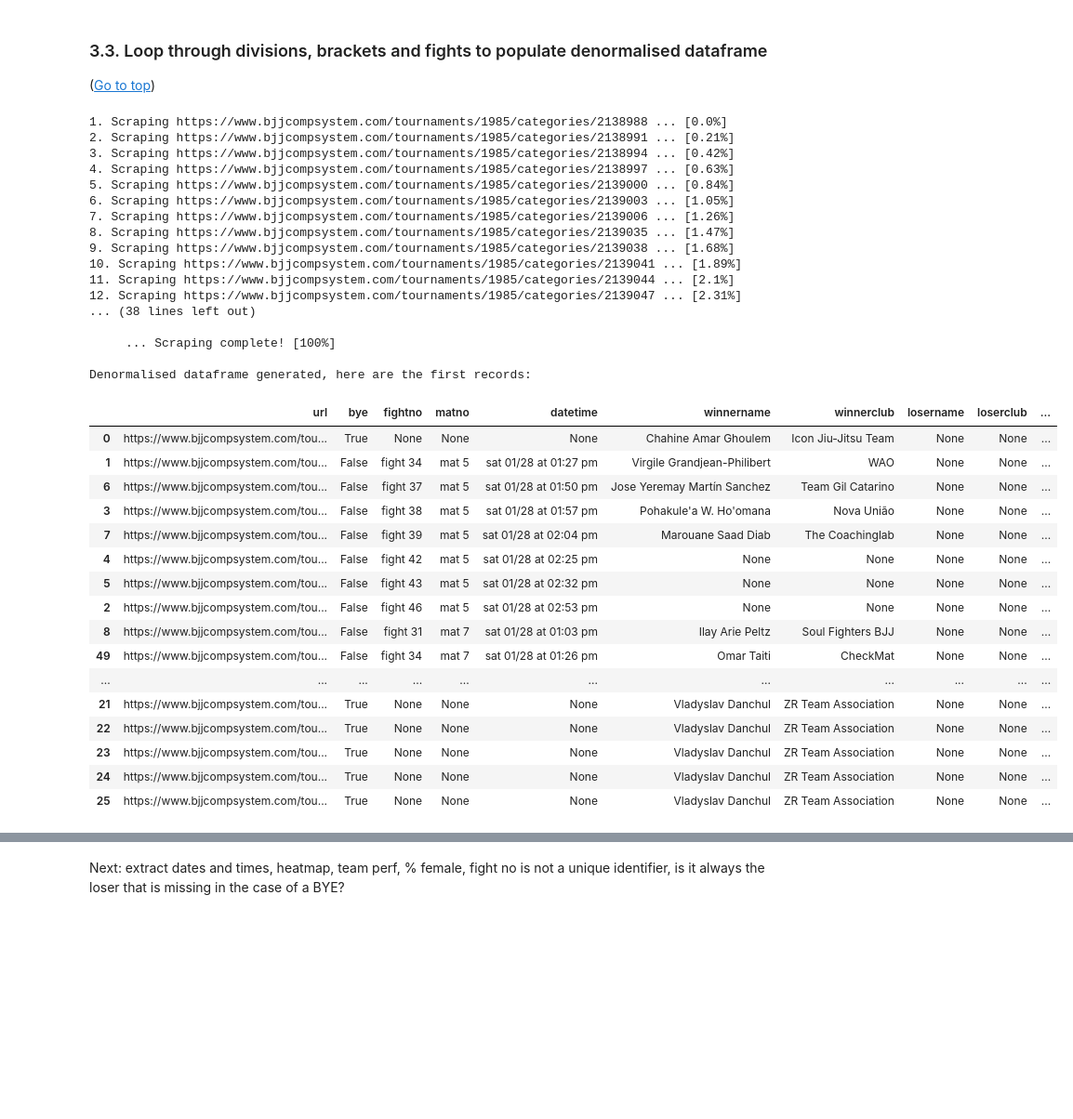
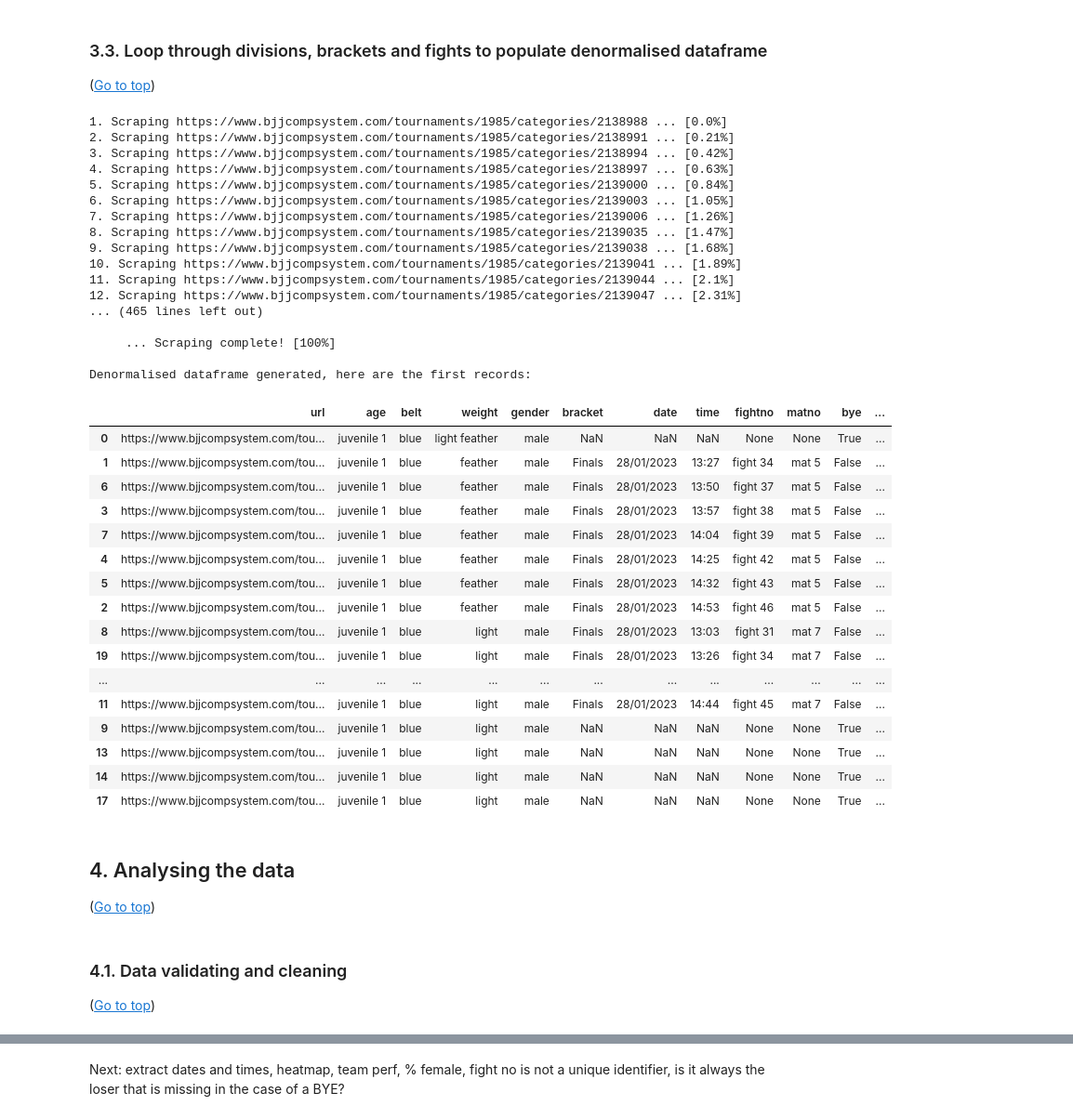
Before and after one commit to peanutbatard/scraping, a Jupyter notebook: IBJJF European Championship - scraping + basic analysis.ipynb, the cells around one changed output, grey strips where cells are left out. Shown at 93% size. Cells and saved outputs as stored; diff of their text form; code cells hidden in the pictures; blank space fills up the shorter version.

Commit message:
Fighter level dataframe

```diff
--- a/IBJJF European Championship - scraping + basic analysis.ipynb
+++ b/IBJJF European Championship - scraping + basic analysis.ipynb
@@ -549,7 +561,7 @@ df_denorm = pd.DataFrame(columns = col_list)
 df_temp = pd.DataFrame(columns = col_list)
 
 # 1. Looping through each "results" page that is linked from the "divisions" page
-for i, url in enumerate(df_div['url'][:50]): # enumerate(['https://www.bjjcompsystem.com/tournaments/1985/categories/2139091', 'https://www.bjjcompsystem.com/tournaments/1985/categories/2139176']): #
+for i, url in enumerate(df_div['url']):
 
     print('{}. Scraping {} ... [{}%]'.format(i + 1, url, round(100 * i / len(df_div), 2)))
 
@@ -627,53 +639,75 @@ for i, url in enumerate(df_div['url'][:50]): # enumerate(['https://www.bjjcompsy
             df_temp[col_club] = np.nan
 
     # 4. Append our temp dataframe to our denorm one and delete the temp one
     df_denorm = pd.concat([df_denorm, df_temp], ignore_index = True)
     del df_temp
 
 print('\n     ... Scraping complete! [100%]')
 
-# Enrich our dataframe with the division info
+# 5. Enrich our dataframe
 df_denorm = df_denorm.merge(df_div, how = 'inner', on = 'url')
+df_denorm = df_denorm.merge(df_bracketmap, how = 'left', on = ['url', 'fightno', 'matno', 'datetime'])
+df_denorm['date'] = pd.to_datetime(df_denorm['datetime'].str[4:9] + '/2023').dt.strftime('%d/%m/%Y')
+df_denorm['time'] = pd.to_datetime(df_denorm['datetime'].str[13:21], format = '%I:%M %p').dt.strftime('%H:%M')
+del df_denorm['datetime']
 
-# Enrich our dataframe with the brackets info
-df_denorm = df_denorm.merge(df_bracketmap, how = 'left', on = ['url', 'fightno', 'matno', 'datetime'])
-df_denorm.sort_values(['url', 'fightno', 'datetime'], ascending = True, inplace = True)
+# 6. Sort rows and reorder columns
+df_denorm.sort_values(['url', 'bracket', 'date', 'time'], ascending = True, inplace = True)
+col_list = ['url', 'age', 'belt', 'weight', 'gender', 'bracket'
+            , 'date', 'time', 'fightno', 'matno'
+            , 'bye', 'winnername', 'winnerclub','losername', 'loserclub'
+            , 'podium_1_rank', 'podium_1_name','podium_1_club'
+            , 'podium_2_rank', 'podium_2_name', 'podium_2_club'
+            ,'podium_3_rank', 'podium_3_name', 'podium_3_club'
+            , 'podium_4_rank','podium_4_name', 'podium_4_club'
+            , 'podium_5_rank', 'podium_5_name','podium_5_club'
+            , 'podium_6_rank', 'podium_6_name', 'podium_6_club']
+df_denorm = df_denorm[col_list]
+
+# 7. Little backup
+df_denorm_backup = df_denorm.copy()
 
 print('\nDenormalised dataframe generated, here are the first records:')
 with pd.option_context('display.max_colwidth', None, 'display.max_columns', None, 'display.max_rows', None):
-    display(df_denorm.head(30))
+    display(df_denorm.head(20))
 # %% [output]
 1. Scraping https://www.bjjcompsystem.com/tournaments/1985/categories/2138988 ... [0.0%]
 2. Scraping https://www.bjjcompsystem.com/tournaments/1985/categories/2138991 ... [0.21%]
 3. Scraping https://www.bjjcompsystem.com/tournaments/1985/categories/2138994 ... [0.42%]
 4. Scraping https://www.bjjcompsystem.com/tournaments/1985/categories/2138997 ... [0.63%]
 5. Scraping https://www.bjjcompsystem.com/tournaments/1985/categories/2139000 ... [0.84%]
 6. Scraping https://www.bjjcompsystem.com/tournaments/1985/categories/2139003 ... [1.05%]
 7. Scraping https://www.bjjcompsystem.com/tournaments/1985/categories/2139006 ... [1.26%]
 8. Scraping https://www.bjjcompsystem.com/tournaments/1985/categories/2139035 ... [1.47%]
 9. Scraping https://www.bjjcompsystem.com/tournaments/1985/categories/2139038 ... [1.68%]
 10. Scraping https://www.bjjcompsystem.com/tournaments/1985/categories/2139041 ... [1.89%]
 11. Scraping https://www.bjjcompsystem.com/tournaments/1985/categories/2139044 ... [2.1%]
 12. Scraping https://www.bjjcompsystem.com/tournaments/1985/categories/2139047 ... [2.31%]
-... (38 lines left out)
+... (465 lines left out)
 
      ... Scraping complete! [100%]
 
 Denormalised dataframe generated, here are the first records:
-|  | url | bye | fightno | matno | datetime | winnername | winnerclub | losername | loserclub | ... |
-| 0 | https://www.bjjcompsystem.com/tou... | True | None | None | None | Chahine Amar Ghoulem | Icon Jiu-Jitsu Team | None | None | ... |
-| 1 | https://www.bjjcompsystem.com/tou... | False | fight 34 | mat 5 | sat 01/28 at 01:27 pm | Virgile Grandjean-Philibert | WAO | None | None | ... |
-| 6 | https://www.bjjcompsystem.com/tou... | False | fight 37 | mat 5 | sat 01/28 at 01:50 pm | Jose Yeremay Martín Sanchez | Team Gil Catarino | None | None | ... |
-| 3 | https://www.bjjcompsystem.com/tou... | False | fight 38 | mat 5 | sat 01/28 at 01:57 pm | Pohakule'a W. Ho'omana | Nova União | None | None | ... |
-| 7 | https://www.bjjcompsystem.com/tou... | False | fight 39 | mat 5 | sat 01/28 at 02:04 pm | Marouane Saad Diab | The Coachinglab | None | None | ... |
-| 4 | https://www.bjjcompsystem.com/tou... | False | fight 42 | mat 5 | sat 01/28 at 02:25 pm | None | None | None | None | ... |
-| 5 | https://www.bjjcompsystem.com/tou... | False | fight 43 | mat 5 | sat 01/28 at 02:32 pm | None | None | None | None | ... |
-| 2 | https://www.bjjcompsystem.com/tou... | False | fight 46 | mat 5 | sat 01/28 at 02:53 pm | None | None | None | None | ... |
-| 8 | https://www.bjjcompsystem.com/tou... | False | fight 31 | mat 7 | sat 01/28 at 01:03 pm | Ilay Arie Peltz | Soul Fighters BJJ | None | None | ... |
-| 49 | https://www.bjjcompsystem.com/tou... | False | fight 34 | mat 7 | sat 01/28 at 01:26 pm | Omar Taiti | CheckMat | None | None | ... |
-| ... | ... | ... | ... | ... | ... | ... | ... | ... | ... | ... |
-| 21 | https://www.bjjcompsystem.com/tou... | True | None | None | None | Vladyslav Danchul | ZR Team Association | None | None | ... |
-| 22 | https://www.bjjcompsystem.com/tou... | True | None | None | None | Vladyslav Danchul | ZR Team Association | None | None | ... |
-| 23 | https://www.bjjcompsystem.com/tou... | True | None | None | None | Vladyslav Danchul | ZR Team Association | None | None | ... |
-| 24 | https://www.bjjcompsystem.com/tou... | True | None | None | None | Vladyslav Danchul | ZR Team Association | None | None | ... |
-| 25 | https://www.bjjcompsystem.com/tou... | True | None | None | None | Vladyslav Danchul | ZR Team Association | None | None | ... |
+|  | url | age | belt | weight | gender | bracket | date | time | fightno | matno | bye | ... |
+| 0 | https://www.bjjcompsystem.com/tou... | juvenile 1 | blue | light feather | male | NaN | NaN | NaN | None | None | True | ... |
+| 1 | https://www.bjjcompsystem.com/tou... | juvenile 1 | blue | feather | male | Finals | 28/01/2023 | 13:27 | fight 34 | mat 5 | False | ... |
+| 6 | https://www.bjjcompsystem.com/tou... | juvenile 1 | blue | feather | male | Finals | 28/01/2023 | 13:50 | fight 37 | mat 5 | False | ... |
+| 3 | https://www.bjjcompsystem.com/tou... | juvenile 1 | blue | feather | male | Finals | 28/01/2023 | 13:57 | fight 38 | mat 5 | False | ... |
+| 7 | https://www.bjjcompsystem.com/tou... | juvenile 1 | blue | feather | male | Finals | 28/01/2023 | 14:04 | fight 39 | mat 5 | False | ... |
+| 4 | https://www.bjjcompsystem.com/tou... | juvenile 1 | blue | feather | male | Finals | 28/01/2023 | 14:25 | fight 42 | mat 5 | False | ... |
+| 5 | https://www.bjjcompsystem.com/tou... | juvenile 1 | blue | feather | male | Finals | 28/01/2023 | 14:32 | fight 43 | mat 5 | False | ... |
+| 2 | https://www.bjjcompsystem.com/tou... | juvenile 1 | blue | feather | male | Finals | 28/01/2023 | 14:53 | fight 46 | mat 5 | False | ... |
+| 8 | https://www.bjjcompsystem.com/tou... | juvenile 1 | blue | light | male | Finals | 28/01/2023 | 13:03 | fight 31 | mat 7 | False | ... |
+| 19 | https://www.bjjcompsystem.com/tou... | juvenile 1 | blue | light | male | Finals | 28/01/2023 | 13:26 | fight 34 | mat 7 | False | ... |
+| ... | ... | ... | ... | ... | ... | ... | ... | ... | ... | ... | ... | ... |
+| 11 | https://www.bjjcompsystem.com/tou... | juvenile 1 | blue | light | male | Finals | 28/01/2023 | 14:44 | fight 45 | mat 7 | False | ... |
+| 9 | https://www.bjjcompsystem.com/tou... | juvenile 1 | blue | light | male | NaN | NaN | NaN | None | None | True | ... |
+| 13 | https://www.bjjcompsystem.com/tou... | juvenile 1 | blue | light | male | NaN | NaN | NaN | None | None | True | ... |
+| 14 | https://www.bjjcompsystem.com/tou... | juvenile 1 | blue | light | male | NaN | NaN | NaN | None | None | True | ... |
+| 17 | https://www.bjjcompsystem.com/tou... | juvenile 1 | blue | light | male | NaN | NaN | NaN | None | None | True | ... |
+# %% [markdown]
+## 4. <a name='4'>Analysing the data</a>
+(<a href='#0'>Go to top</a>)
+# %% [markdown]
+### 4.1. <a name='41'>Data validating and cleaning</a>
+(<a href='#0'>Go to top</a>)
```
Also changed, not shown: parts of 32 cells of this notebook.
